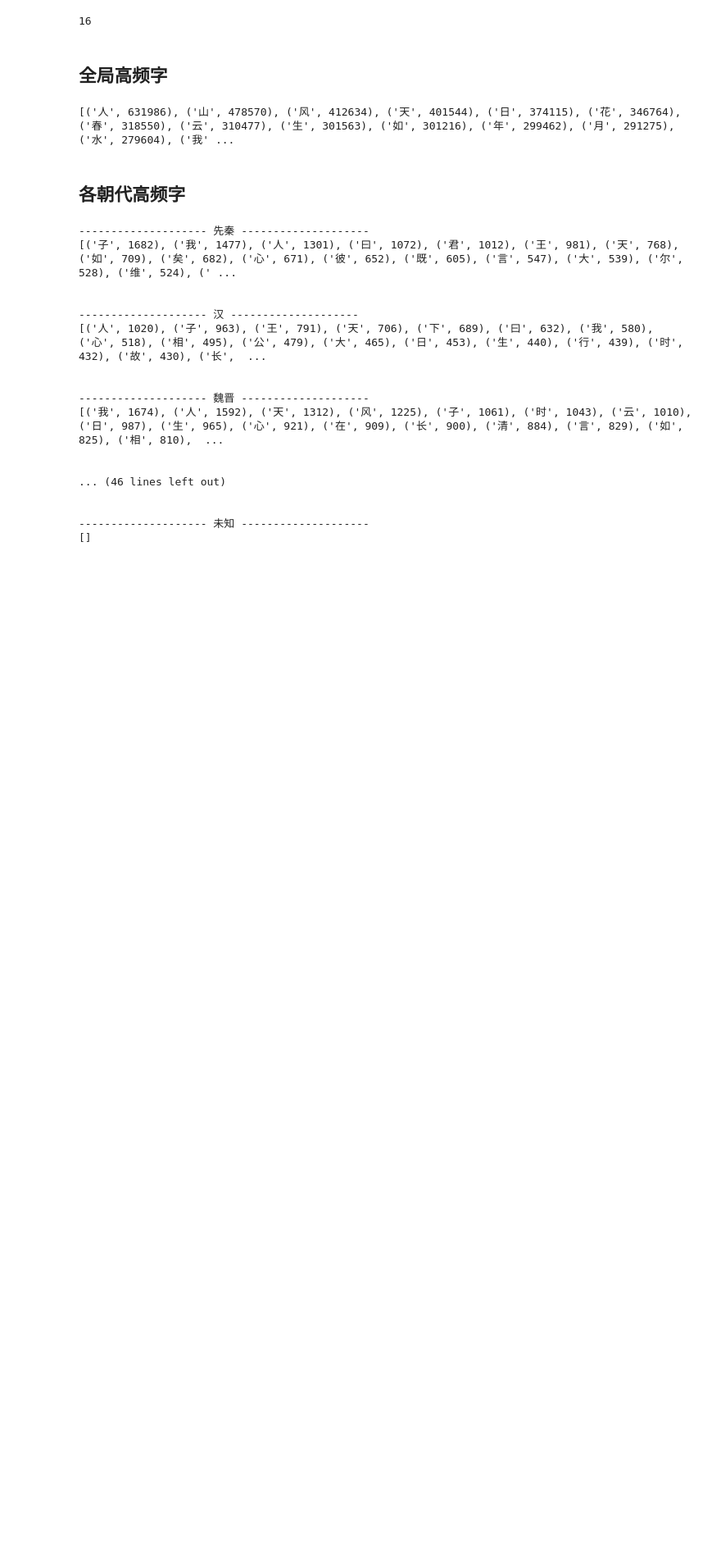
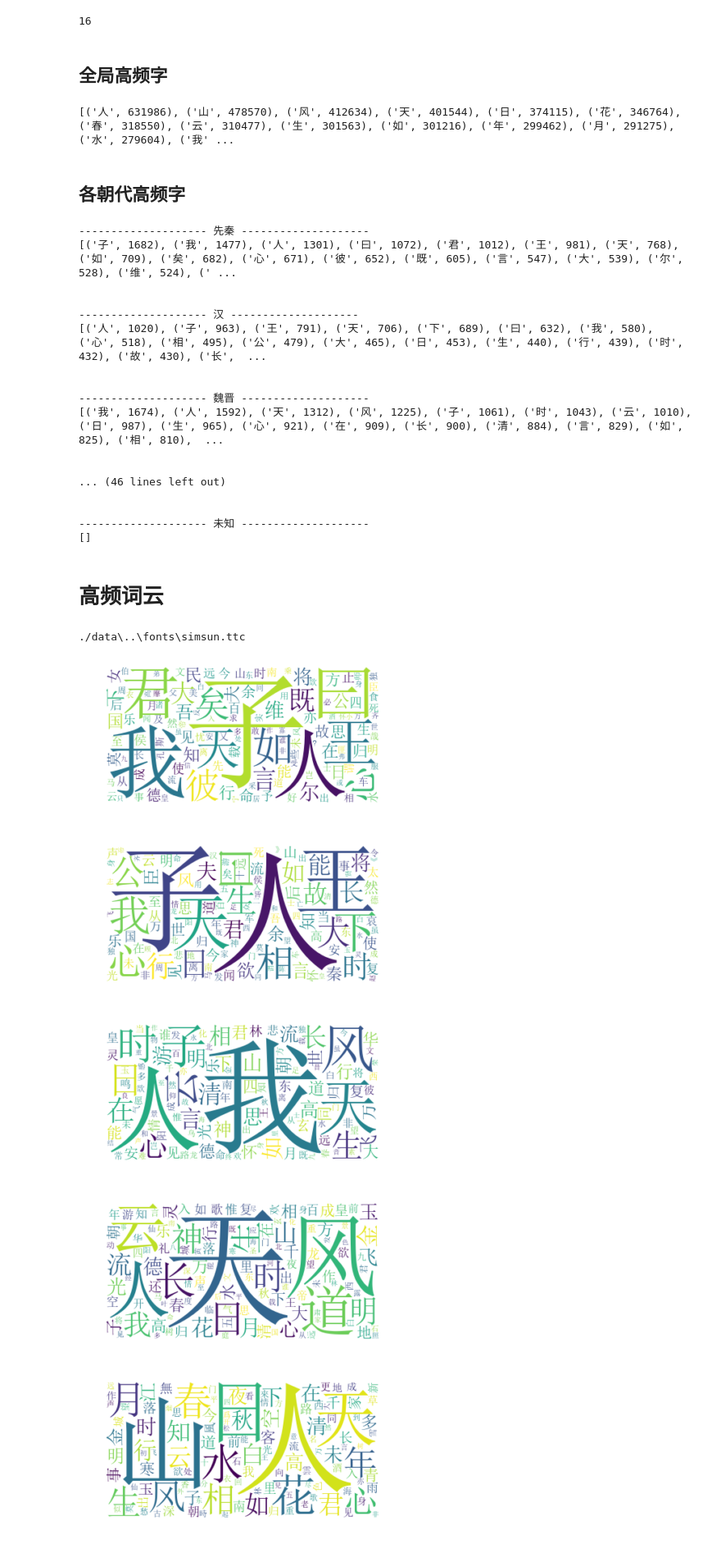
Before and after one commit to xujiachen/data-mining, a Jupyter notebook: word_frequency.ipynb, the cells around one changed output. Shown at 82% size. Drawn from its saved outputs; the diff is of its cells as text; code cells hidden in the pictures; blank space fills up the shorter version.

Commit message:
ADD: word frequency ...

```diff
--- a/word_frequency.ipynb
+++ b/word_frequency.ipynb
@@ -94,3 +94,65 @@ for dynasty in dynastys:
 
 -------------------- 未知 --------------------
 []
+# %% [markdown]
+# 高频词云
+# %%
+font_path=os.path.join(data_dir,"..","fonts",'simsun.ttc')
+print(font_path)
+os.environ['FONT_PATH'] =font_path #linux
+# print(font_path)
+
+from wordcloud import WordCloud
+import matplotlib.pyplot as plt
+from collections import Counter
+
+stopwords = set(["","，","。"," ","？","“","!","\u3000","、","”","□",
+                 "：","！","；",
+                '有','而', '何', '乎', '乃', '其', '且', '若',
+                 '所', '为', '焉', '以', '因', '于', '与', '也',
+                 '则', '者', '之', '不', '自', '得', '一', '来',
+                 '去', '无', '可', '是', '已', '此', '的', '上',
+                 '中', '兮', '三'])
+cloud = WordCloud(
+    # 设置字体，不指定就会出现乱码
+    font_path=font_path,
+    # font_path=path.join(d,'simsun.ttc'),
+    # 设置背景色
+    background_color='white',
+    # # 词云形状
+    # mask=color_mask,
+    # 允许最大词汇
+    max_words=200,
+    # 最大号字体
+#     max_font_size=40,
+    min_font_size=10,
+#     width = 6000,
+#     height = 4000,
+#     background_color = 'black',
+)
+
+
+def show_wordcloud(text,dynasty):
+    """以空格分隔的字符串"""
+    _word_counts = Counter(text.split(" "))
+#     print(_word_counts.most_common()[:20])
+    word_counts={w:c for w,c in _word_counts.items() if w not in stopwords}
+    wCloud = cloud.generate_from_frequencies(word_counts)
+    wCloud.to_file('{}.jpg'.format(dynasty))
+    plt.imshow(wCloud, interpolation='bilinear')
+    plt.axis('off')
+    plt.show()
+# %% [output]
+./data\..\fonts\simsun.ttc
+# %%
+for dynasty in dynastys:
+    poem_str = "".join(data_df.loc[data_df['朝代'] ==dynasty, ['内容']]["内容"].values)
+    poem_str = " ".join([w for w in poem_str if w not in stopwords])
+    print("--"*10,dynasty,"--"*10)
+    show_wordcloud(poem_str,dynasty)
+# %% [output]
+[figure, added]
+[figure, added]
+[figure, added]
+[figure, added]
+[figure, added]
```
Also changed, not shown: parts of 1 cell of this notebook, 1 other file.
